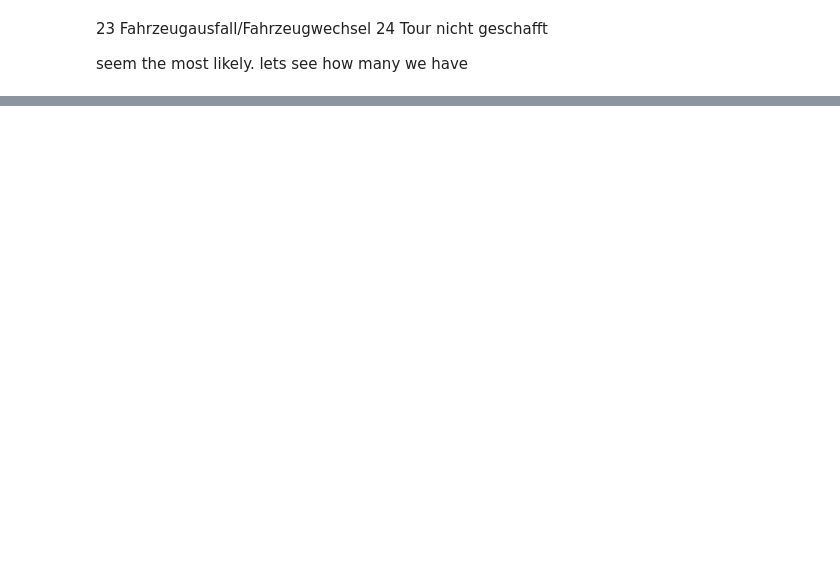
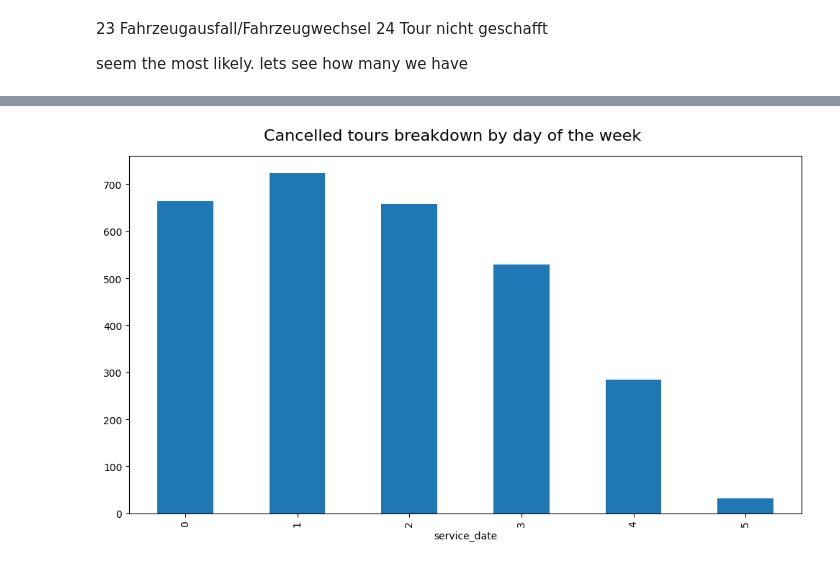
Before and after one commit to baz263/n3xtcoder, a Jupyter notebook: EDA_01.ipynb, the cells around one changed output, grey strips where cells are left out. Cells and saved outputs as stored; diff of their text form; code cells hidden in the pictures; blank space fills up the shorter version.

```diff
--- a/EDA_01.ipynb
+++ b/EDA_01.ipynb
@@ -242,0 +373,8 @@ display(tour_nicht_geschafft.head())
+# %%
+fig= plt.figure(figsize=(10, 6))
+fig.suptitle('Cancelled tours breakdown by day of the week', fontsize=16)
+tours[tours.tour_number.isin(list_cancelled_tours)].service_date.dt.day_of_week.value_counts().sort_index().plot(kind='bar')
+plt.tight_layout()
+fig.show()
+# %% [output]
+[figure, added]
```
Also changed, not shown: parts of 34 cells of this notebook.
